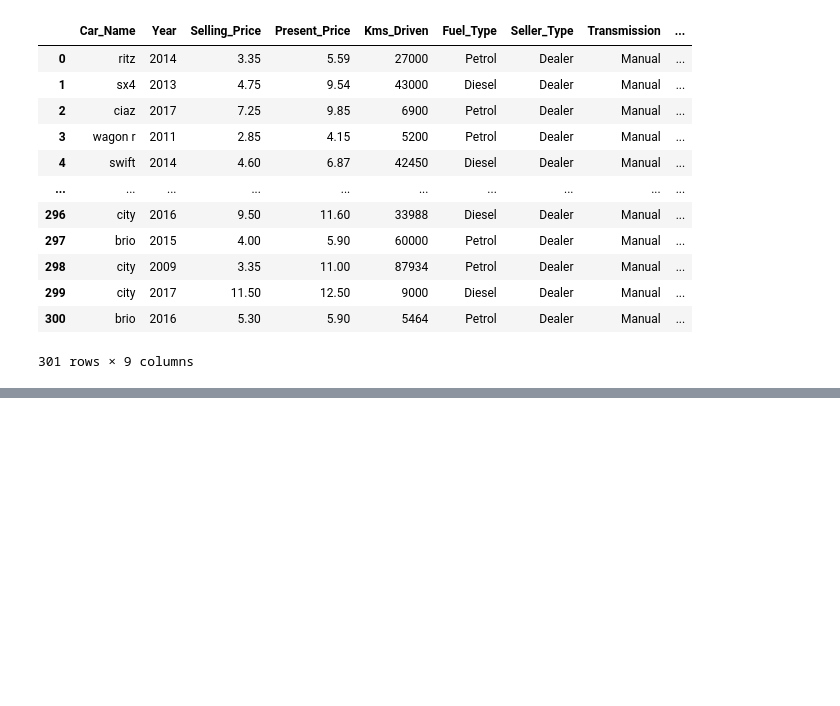
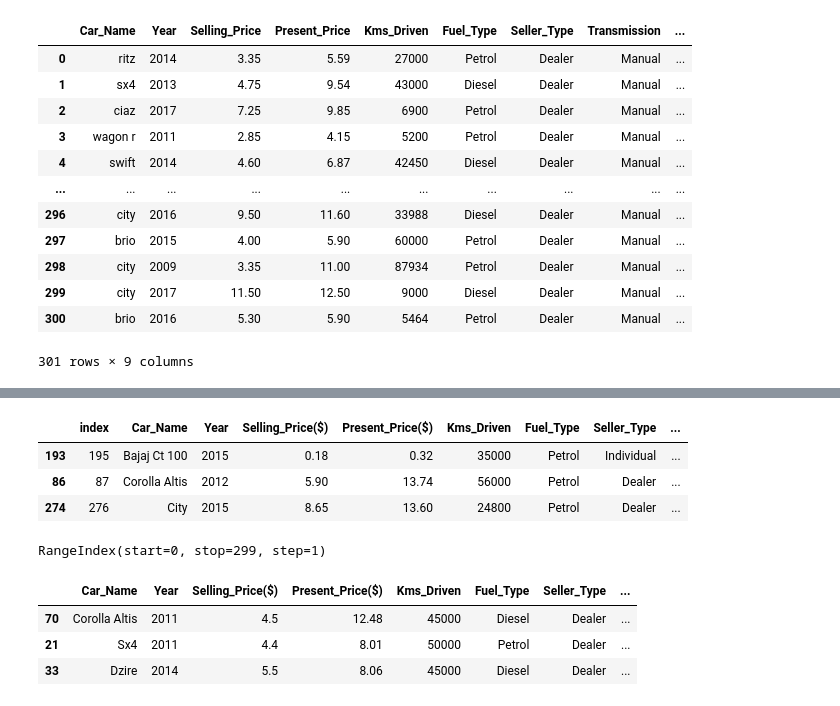
Before and after one commit to yordanossimegnew/Used_Car_Price_Prediction, a Jupyter notebook: notebooks/1.0 data_cleaning_on_the_cars_csv_raw_data.ipynb, the cells around one changed output, grey strips where cells are left out. Drawn from its saved outputs; the diff is of its cells as text; code cells hidden in the pictures; blank space fills up the shorter version.

```diff
--- a/notebooks/1.0 data_cleaning_on_the_cars_csv_raw_data.ipynb
+++ b/notebooks/1.0 data_cleaning_on_the_cars_csv_raw_data.ipynb
@@ -32,0 +134,7 @@ df
+# %%
+# let's define a function to remove unecessary space form the text columns
+def space_remover(text):
+    return text.str.strip()
+# %%
+# now let's apply this function in our text columns and update our dataframe
+df[df.select_dtypes("object").columns] = df.select_dtypes("object").apply(space_remover)
@@ -32,0 +168,3 @@ df
+# %%
+# now let's remove this duplicated records, since they make our model to be biased.
+df.drop_duplicates(inplace = True)
@@ -32,0 +194,10 @@ df
+# %%
+# now let's fix our index column.
+df.reset_index(inplace = True)
+# %%
+df.sample(3)
+# %% [output]
+|  | index | Car_Name | Year | Selling_Price($) | Present_Price($) | Kms_Driven | Fuel_Type | Seller_Type | ... |
+| 193 | 195 | Bajaj Ct 100 | 2015 | 0.18 | 0.32 | 35000 | Petrol | Individual | ... |
+| 86 | 87 | Corolla Altis | 2012 | 5.90 | 13.74 | 56000 | Petrol | Dealer | ... |
+| 274 | 276 | City | 2015 | 8.65 | 13.60 | 24800 | Petrol | Dealer | ... |
@@ -32,0 +206,11 @@ df
+# %%
+df.index
+# %% [output]
+RangeIndex(start=0, stop=299, step=1)
+# %%
+df.sample(3)
+# %% [output]
+|  | Car_Name | Year | Selling_Price($) | Present_Price($) | Kms_Driven | Fuel_Type | Seller_Type | ... |
+| 70 | Corolla Altis | 2011 | 4.5 | 12.48 | 45000 | Diesel | Dealer | ... |
+| 21 | Sx4 | 2011 | 4.4 | 8.01 | 50000 | Petrol | Dealer | ... |
+| 33 | Dzire | 2014 | 5.5 | 8.06 | 45000 | Diesel | Dealer | ... |
```
Also changed, not shown: parts of 59 cells of this notebook, 1 other file.
